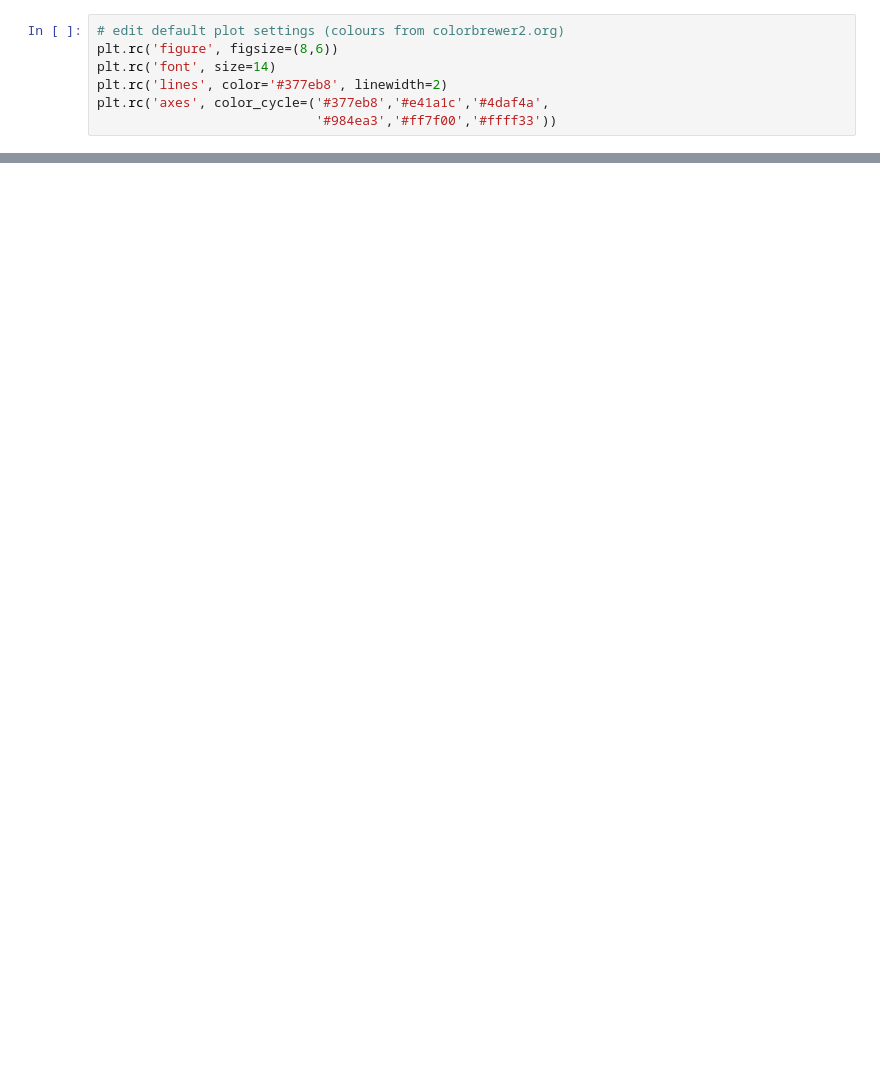
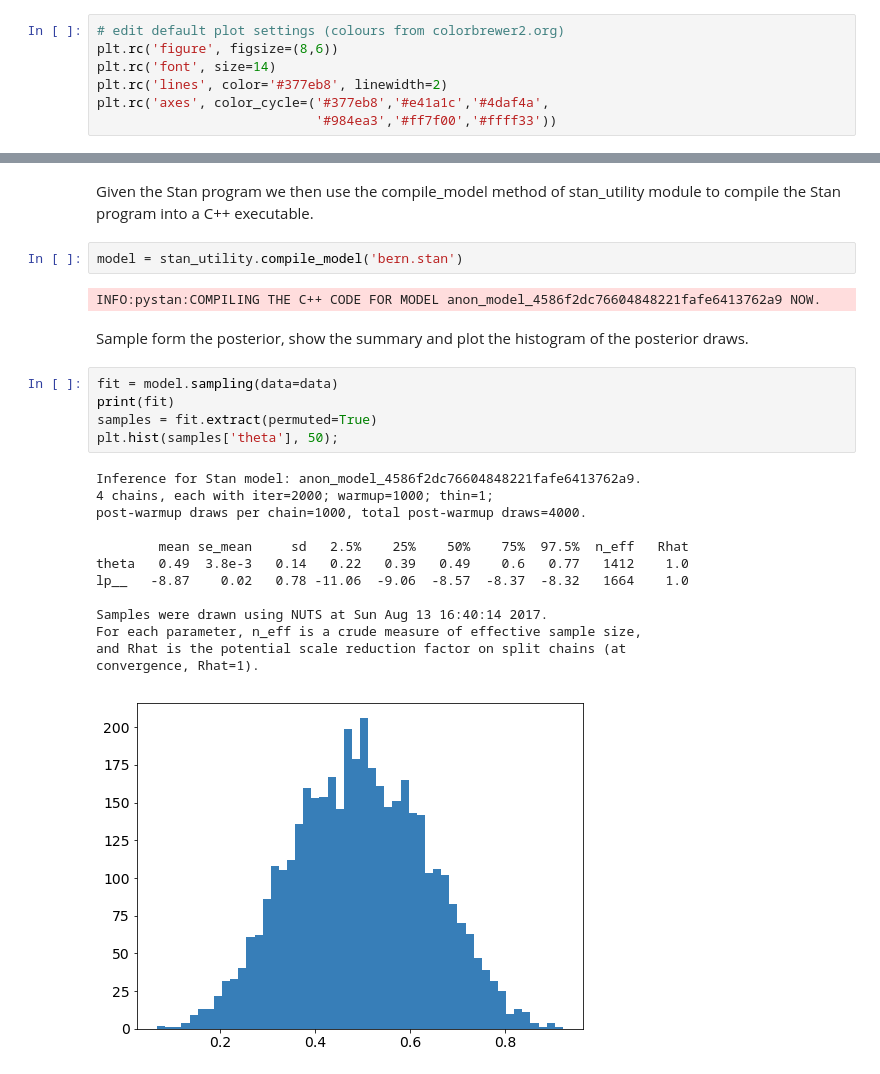
Before and after one commit to avehtari/BDA_py_demos, a Jupyter notebook: demos_pystan/pystan_demo.ipynb, the cells around one changed output, grey strips where cells are left out. Cells and saved outputs as stored; diff of their text form; blank space fills up the shorter version.

Commit message:
updated PyStan demo

```diff
--- a/demos_pystan/pystan_demo.ipynb
+++ b/demos_pystan/pystan_demo.ipynb
@@ -686,0 +52,27 @@ Matrix of probabilities that one mu is larger than other:
+# %% [markdown]
+Given the Stan program we then use the compile_model method of stan_utility module to compile the Stan program into a C++ executable.
+# %%
+model = stan_utility.compile_model('bern.stan')
+# %% [output]
+INFO:pystan:COMPILING THE C++ CODE FOR MODEL anon_model_4586f2dc76604848221fafe6413762a9 NOW.
+# %% [markdown]
+Sample form the posterior, show the summary and plot the histogram of the posterior draws.
+# %%
+fit = model.sampling(data=data)
+print(fit)
+samples = fit.extract(permuted=True)
+plt.hist(samples['theta'], 50);
+# %% [output]
+Inference for Stan model: anon_model_4586f2dc76604848221fafe6413762a9.
+4 chains, each with iter=2000; warmup=1000; thin=1;
+post-warmup draws per chain=1000, total post-warmup draws=4000.
+
+        mean se_mean     sd   2.5%    25%    50%    75%  97.5%  n_eff   Rhat
+theta   0.49  3.8e-3   0.14   0.22   0.39   0.49    0.6   0.77   1412    1.0
+lp__   -8.87    0.02   0.78 -11.06  -9.06  -8.57  -8.37  -8.32   1664    1.0
+
+Samples were drawn using NUTS at Sun Aug 13 16:40:14 2017.
+For each parameter, n_eff is a crude measure of effective sample size,
+and Rhat is the potential scale reduction factor on split chains (at
+convergence, Rhat=1).
+[figure, added]
```
Also changed, not shown: parts of 106 cells of this notebook, 10 other files.
